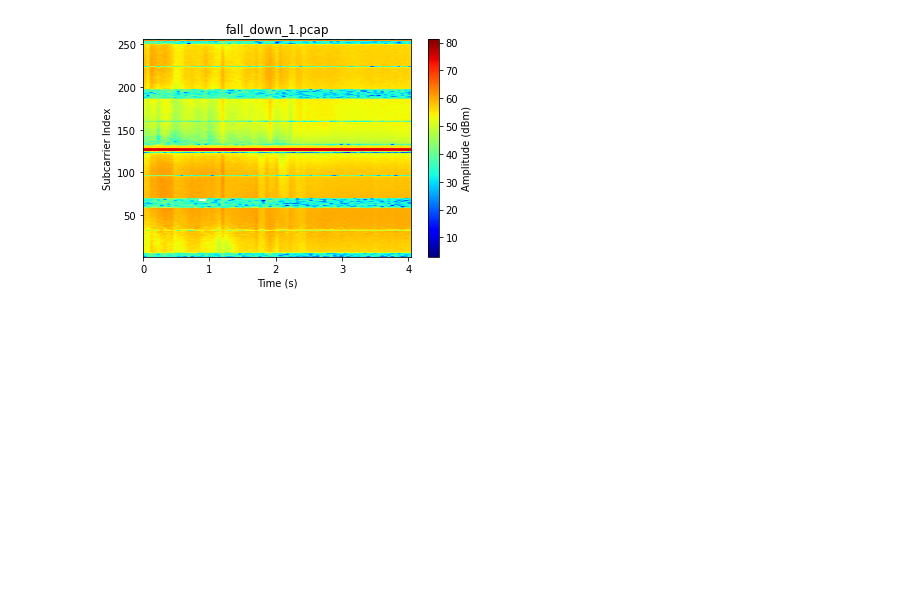
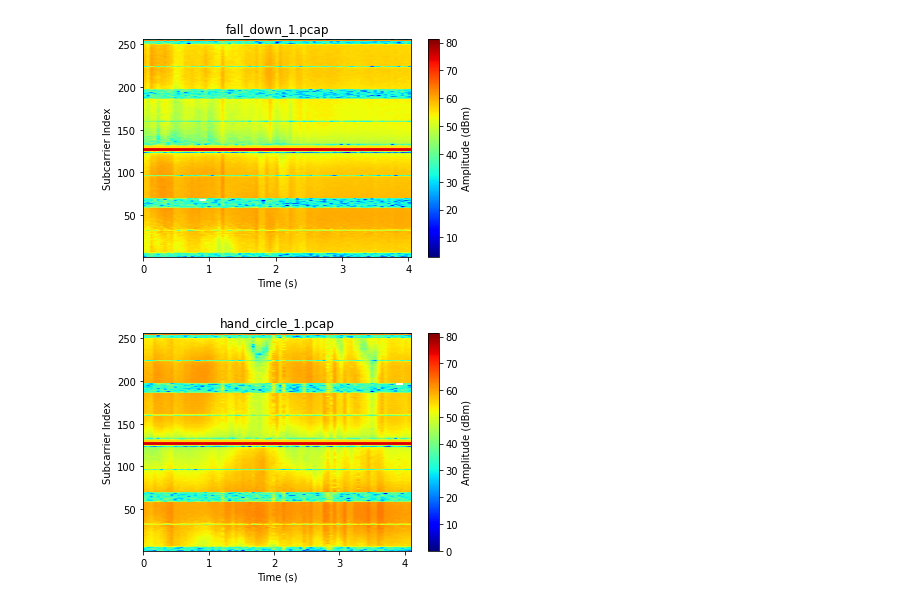
Before and after one commit to srk-practicum/2022-knu-wmi, a Jupyter notebook: Amplitude_heatmap.ipynb, the cells around one changed output. Cells and saved outputs as stored; diff of their text form; code cells hidden in the pictures; blank space fills up the shorter version.

Commit message:
Amplitude_heatmap

```diff
--- a/Amplitude_heatmap.ipynb
+++ b/Amplitude_heatmap.ipynb
@@ -4,3 +4,8 @@ bg = BatchGraph("files_pcap/fall_down/fall_down_1.pcap")
 bg.heatmap()
 # %% [output]
 [figure]
+# %%
+bg = BatchGraph("files_pcap/hand_circle/hand_circle_1.pcap")
+bg.heatmap()
+# %% [output]
+[figure, added]
```
Also changed, not shown: parts of 5 cells of this notebook.
